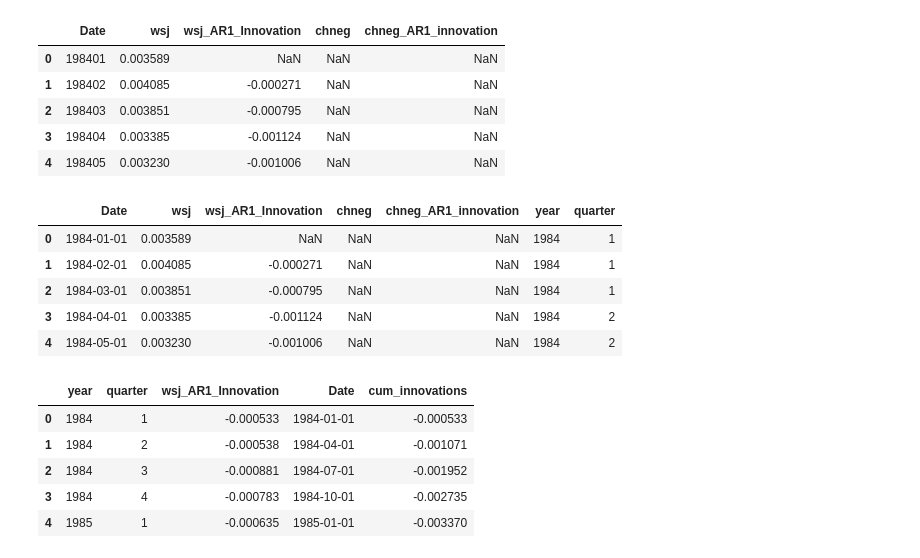
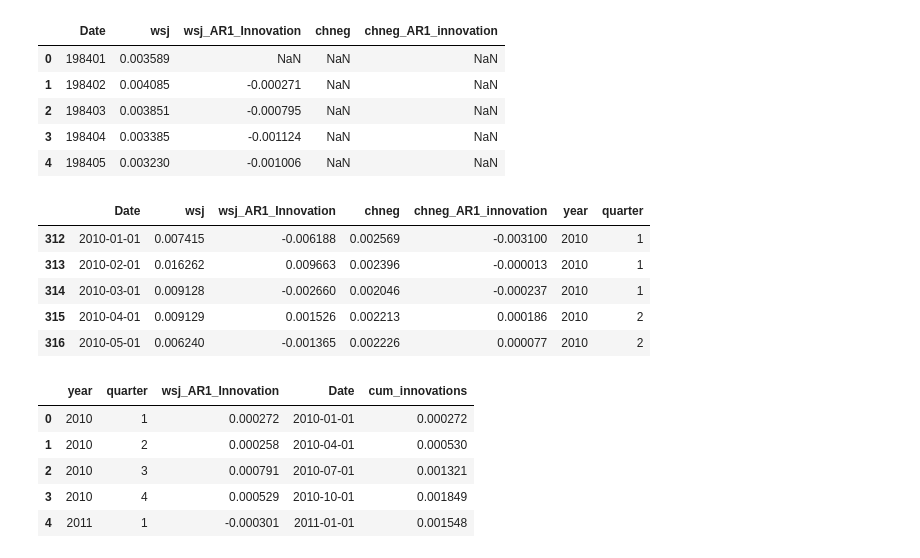
Before and after one commit to STEG-cpu/Sustainable-Finance-Project-2, a Jupyter notebook: Assignment2_Group2.ipynb, the cells around one changed output. Drawn from its saved outputs; the diff is of its cells as text; code cells hidden in the pictures.

```diff
--- a/Assignment2_Group2.ipynb
+++ b/Assignment2_Group2.ipynb
@@ -129,16 +142,17 @@ dataset_2.head()
 # %%
 # Converting the 'Date' column to datetime format
 dataset_2['Date'] = pd.to_datetime(dataset_2['Date'], format = '%Y%m')
 dataset_2['year'] = dataset_2['Date'].dt.year
 dataset_2['quarter'] = dataset_2['Date'].dt.quarter
+dataset_2 = dataset_2[dataset_2['year'] >= 2010]
 dataset_2.head()
 # %% [output]
 |  | Date | wsj | wsj_AR1_Innovation | chneg | chneg_AR1_innovation | year | quarter |
-| 0 | 1984-01-01 | 0.003589 | NaN | NaN | NaN | 1984 | 1 |
-| 1 | 1984-02-01 | 0.004085 | -0.000271 | NaN | NaN | 1984 | 1 |
-| 2 | 1984-03-01 | 0.003851 | -0.000795 | NaN | NaN | 1984 | 1 |
-| 3 | 1984-04-01 | 0.003385 | -0.001124 | NaN | NaN | 1984 | 2 |
-| 4 | 1984-05-01 | 0.003230 | -0.001006 | NaN | NaN | 1984 | 2 |
+| 312 | 2010-01-01 | 0.007415 | -0.006188 | 0.002569 | -0.003100 | 2010 | 1 |
+| 313 | 2010-02-01 | 0.016262 | 0.009663 | 0.002396 | -0.000013 | 2010 | 1 |
+| 314 | 2010-03-01 | 0.009128 | -0.002660 | 0.002046 | -0.000237 | 2010 | 1 |
+| 315 | 2010-04-01 | 0.009129 | 0.001526 | 0.002213 | 0.000186 | 2010 | 2 |
+| 316 | 2010-05-01 | 0.006240 | -0.001365 | 0.002226 | 0.000077 | 2010 | 2 |
 # %%
 wsj_quarterly = dataset_2.groupby(['year', 'quarter'])['wsj_AR1_Innovation'].mean().reset_index()
 wsj_quarterly['Date'] = pd.PeriodIndex.from_fields(year = wsj_quarterly['year'], quarter = wsj_quarterly['quarter'], freq = 'Q').to_timestamp()
@@ -146,8 +160,8 @@ wsj_quarterly['cum_innovations'] = wsj_quarterly['wsj_AR1_Innovation'].cumsum()
 wsj_quarterly.head()
 # %% [output]
 |  | year | quarter | wsj_AR1_Innovation | Date | cum_innovations |
-| 0 | 1984 | 1 | -0.000533 | 1984-01-01 | -0.000533 |
-| 1 | 1984 | 2 | -0.000538 | 1984-04-01 | -0.001071 |
-| 2 | 1984 | 3 | -0.000881 | 1984-07-01 | -0.001952 |
-| 3 | 1984 | 4 | -0.000783 | 1984-10-01 | -0.002735 |
-| 4 | 1985 | 1 | -0.000635 | 1985-01-01 | -0.003370 |
+| 0 | 2010 | 1 | 0.000272 | 2010-01-01 | 0.000272 |
+| 1 | 2010 | 2 | 0.000258 | 2010-04-01 | 0.000530 |
+| 2 | 2010 | 3 | 0.000791 | 2010-07-01 | 0.001321 |
+| 3 | 2010 | 4 | 0.000529 | 2010-10-01 | 0.001849 |
+| 4 | 2011 | 1 | -0.000301 | 2011-01-01 | 0.001548 |
```
Also changed, not shown: parts of 13 cells of this notebook, 1 other file.
